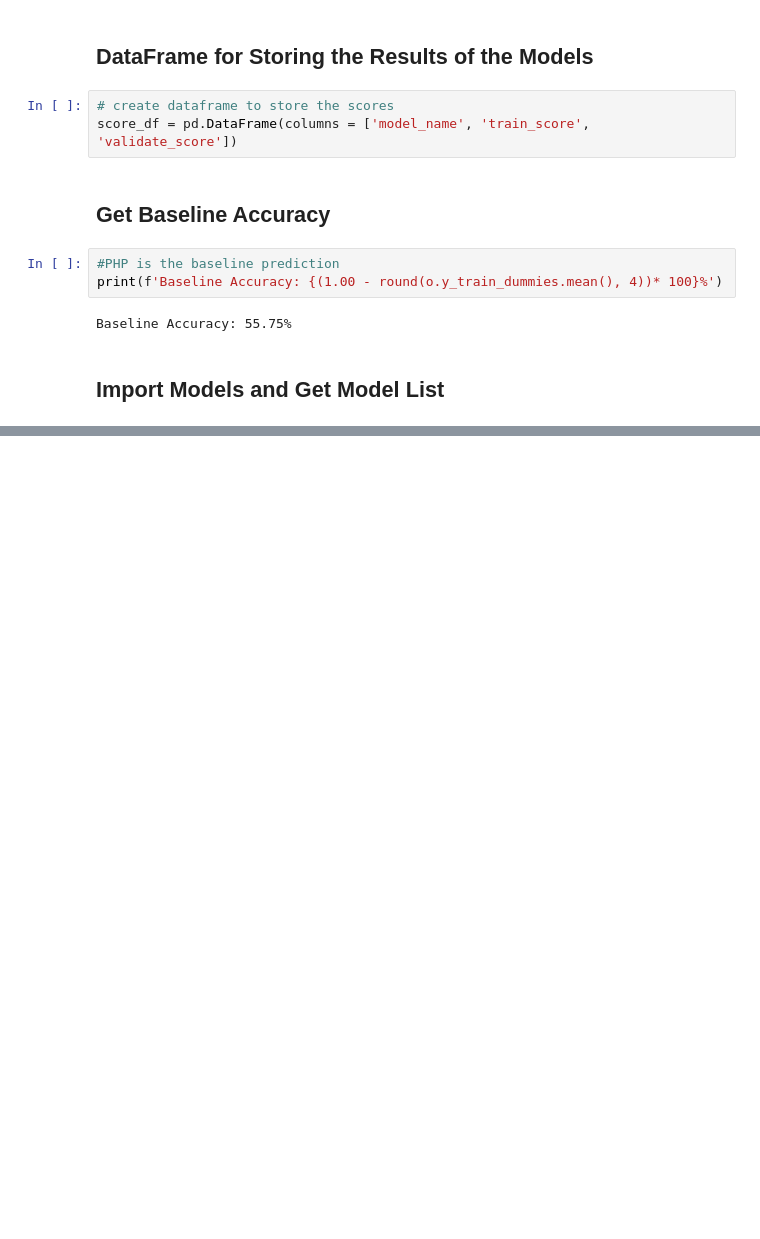
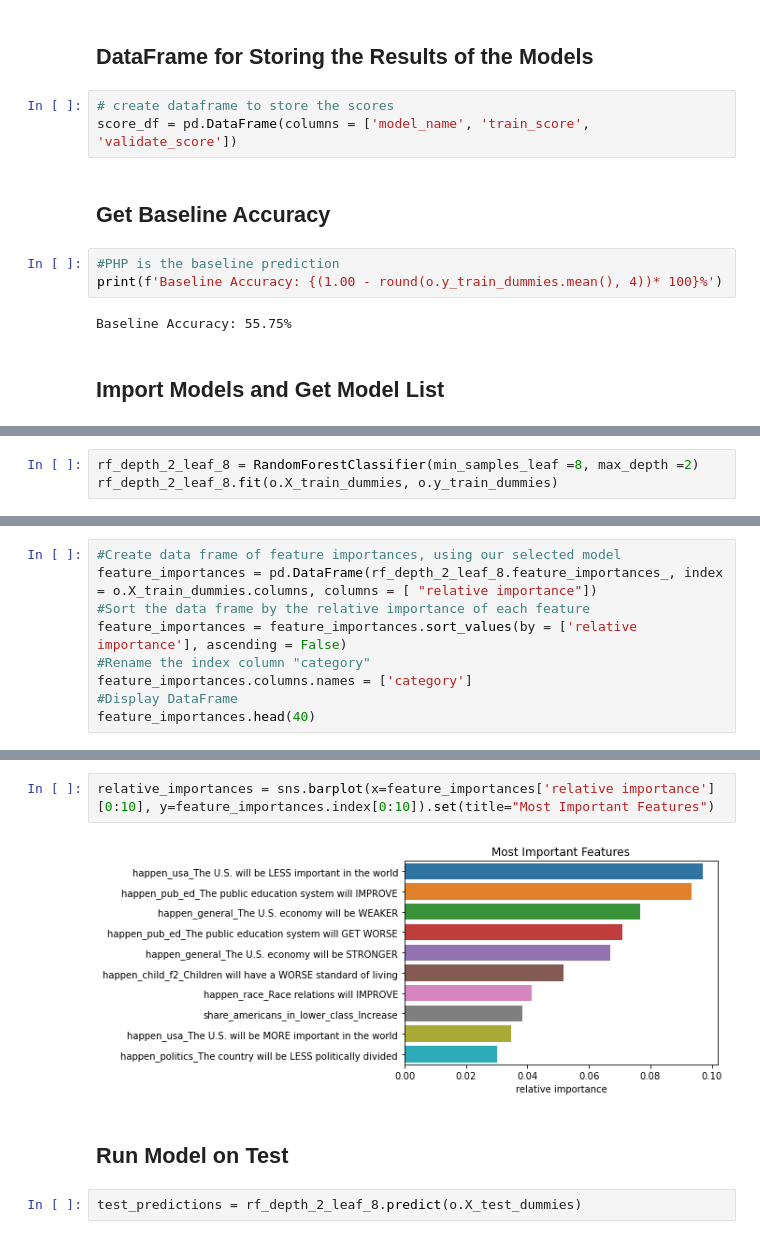
Before and after one commit to american-perspectives-capstone/american-attitudes, a Jupyter notebook: rough_notebooks/malachi_hale_modeling_practice.ipynb, the cells around one changed output, grey strips where cells are left out. Cells and saved outputs as stored; diff of their text form; blank space fills up the shorter version.

```diff
--- a/rough_notebooks/malachi_hale_modeling_practice.ipynb
+++ b/rough_notebooks/malachi_hale_modeling_practice.ipynb
@@ -313,0 +406,3 @@ score_df
+# %%
+rf_depth_2_leaf_8 = RandomForestClassifier(min_samples_leaf =8, max_depth =2)
+rf_depth_2_leaf_8.fit(o.X_train_dummies, o.y_train_dummies)
@@ -313,0 +411,9 @@ score_df
+# %%
+#Create data frame of feature importances, using our selected model
+feature_importances = pd.DataFrame(rf_depth_2_leaf_8.feature_importances_, index = o.X_train_dummies.columns, columns = [ "relative importance"])
+#Sort the data frame by the relative importance of each feature
+feature_importances = feature_importances.sort_values(by = ['relative importance'], ascending = False)
+#Rename the index column "category"
+feature_importances.columns.names = ['category']
+#Display DataFrame
+feature_importances.head(40)
@@ -313,0 +438,8 @@ score_df
+# %%
+relative_importances = sns.barplot(x=feature_importances['relative importance'][0:10], y=feature_importances.index[0:10]).set(title="Most Important Features")
+# %% [output]
+[figure, added]
+# %% [markdown]
+## Run Model on Test
+# %%
+test_predictions = rf_depth_2_leaf_8.predict(o.X_test_dummies)
```
Also changed, not shown: parts of 18 cells of this notebook.
